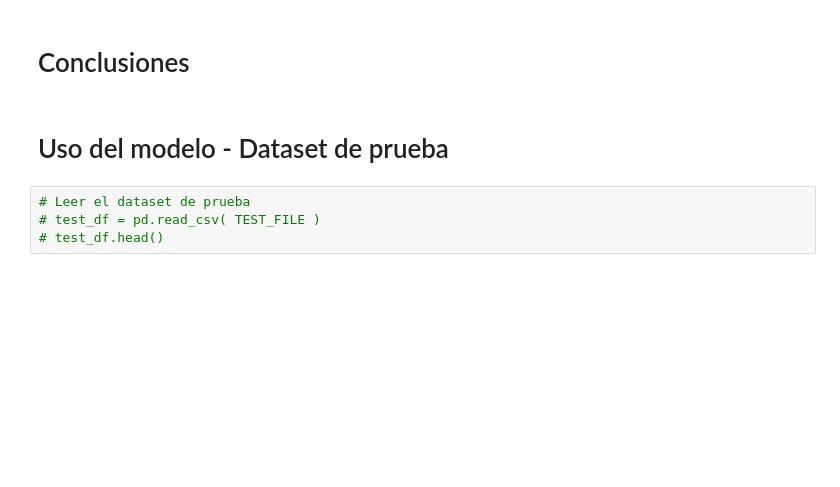
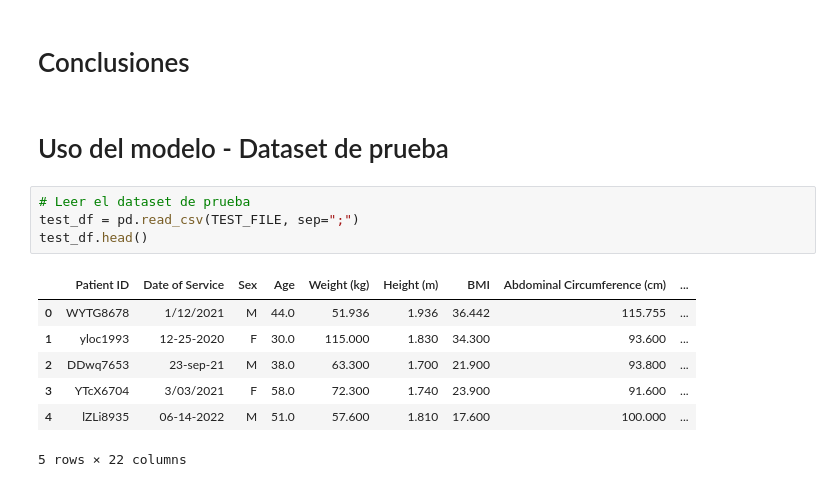
Before and after one commit to ML-2026-10/Lab1-LinearRegression, a Jupyter notebook: ml_lab1.ipynb, the cells around one changed output. Cells and saved outputs as stored; diff of their text form; blank space fills up the shorter version.

```diff
--- a/ml_lab1.ipynb
+++ b/ml_lab1.ipynb
@@ -607,5 +1085,13 @@ df_final.head()
 # Uso del modelo - Dataset de prueba
 # %%
 # Leer el dataset de prueba
-# test_df = pd.read_csv( TEST_FILE )
-# test_df.head()
+test_df = pd.read_csv(TEST_FILE, sep=";")
+test_df.head()
+# %% [output]
+|  | Patient ID | Date of Service | Sex | Age | Weight (kg) | Height (m) | BMI | Abdominal Circumference (cm) | ... |
+| 0 | WYTG8678 | 1/12/2021 | M | 44.0 | 51.936 | 1.936 | 36.442 | 115.755 | ... |
+| 1 | yloc1993 | 12-25-2020 | F | 30.0 | 115.000 | 1.830 | 34.300 | 93.600 | ... |
+| 2 | DDwq7653 | 23-sep-21 | M | 38.0 | 63.300 | 1.700 | 21.900 | 93.800 | ... |
+| 3 | YTcX6704 | 3/03/2021 | F | 58.0 | 72.300 | 1.740 | 23.900 | 91.600 | ... |
+| 4 | lZLi8935 | 06-14-2022 | M | 51.0 | 57.600 | 1.810 | 17.600 | 100.000 | ... |
+5 rows × 22 columns
```
Also changed, not shown: parts of 44 cells of this notebook.
